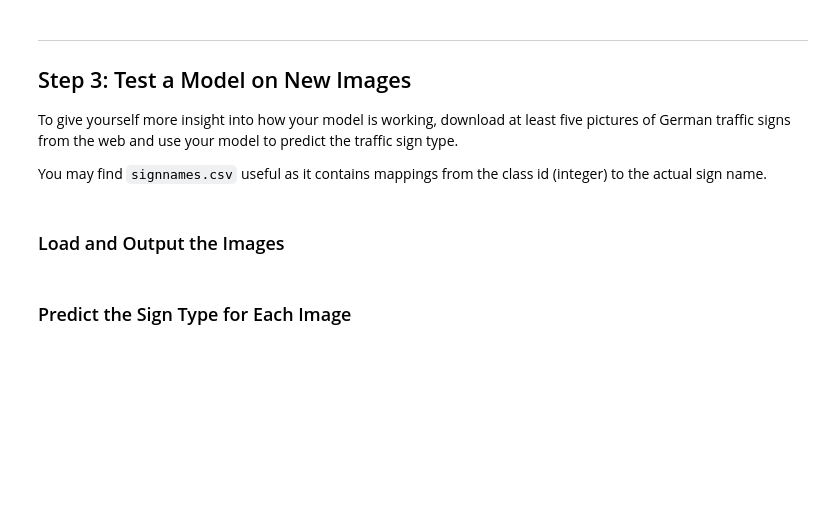
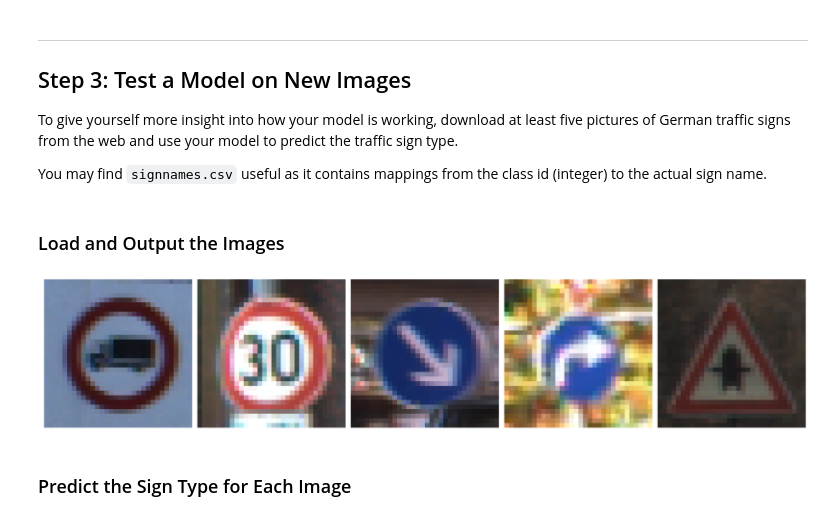
Before and after one commit to ccgregory/SDC-Traffic-Sign-Classifier, a Jupyter notebook: Traffic_Sign_Classifier.ipynb, the cells around one changed output. Cells and saved outputs as stored; diff of their text form; code cells hidden in the pictures; blank space fills up the shorter version.

```diff
--- a/Traffic_Sign_Classifier.ipynb
+++ b/Traffic_Sign_Classifier.ipynb
@@ -142,21 +142,16 @@ Use the code cell (or multiple code cells, if necessary) to implement the first
 ### Preprocess the data here. It is required to normalize the data. Other preprocessing steps could include
 ### converting to grayscale, etc.
 ### Feel free to use as many code cells as needed.
-for  index in range(0,n_train):
-    for  col in range(0,31):
-        for  row in range(0,31):
-            X_train[index][col][row]=(X_train[index][col][row]-128)/128
-            if(index < n_test):
-                X_test[index][col][row]=(X_test[index][col][row]-128)/128
-                if(index < n_valid):
-                    X_valid[index][col][row]=(X_valid[index][col][row]-128)/128
+X_train = np.array([((img1 - 128.) / 128.) for img1 in X_train])
+X_valid = np.array([((img2 - 128.) / 128.) for img2 in X_valid])
+X_test = np.array([((img3 - 128.) / 128.) for img3 in X_test])
 # %% [markdown]
 ### Model Architecture
 # %%
 #SETUP
 import tensorflow as tf
 
-EPOCHS = 10
+EPOCHS = 30
 BATCH_SIZE = 128
 
 from tensorflow.contrib.layers import flatten
@@ -336,3 +328,34 @@ You may find `signnames.csv` useful as it contains mappings from the class id (i
+# %%
+import os
+import cv2
+test_image_dir = './GTSRB_Images/'
+samples = 5
+
+# loading images names
+test_images = sorted(os.listdir(test_image_dir), key=lambda img: int(img.split('.')[0]))
+
+#Shuffling images
+#test_images = shuffle(test_images)
+
+# extracting the image types from their filenames
+y_new = np.array([int(img.split('.')[0]) for img in test_images])
+
+# converting the images
+X_new0 = np.array([cv2.resize(plt.imread(test_image_dir + img), (32, 32)) for img in test_images])
+
+# normalizing the images
+X_new = np.array([((img - 128.) / 128.) for img in X_new0])
+
+# ploting the images
+plt.figure(1, figsize=(48,48))
+for i in range(samples):
+    plt.subplot(1, samples, i+1)
+    plt.imshow(X_new0[i, :, :, :])
+    plt.axis('off')
+
+plt.tight_layout(pad=0., w_pad=0., h_pad=1.0)
+# %% [output]
+[figure, added]
 # %% [markdown]
 ### Predict the Sign Type for Each Image
 # %%
```
Also changed, not shown: parts of 9 cells of this notebook, 23 other files.
